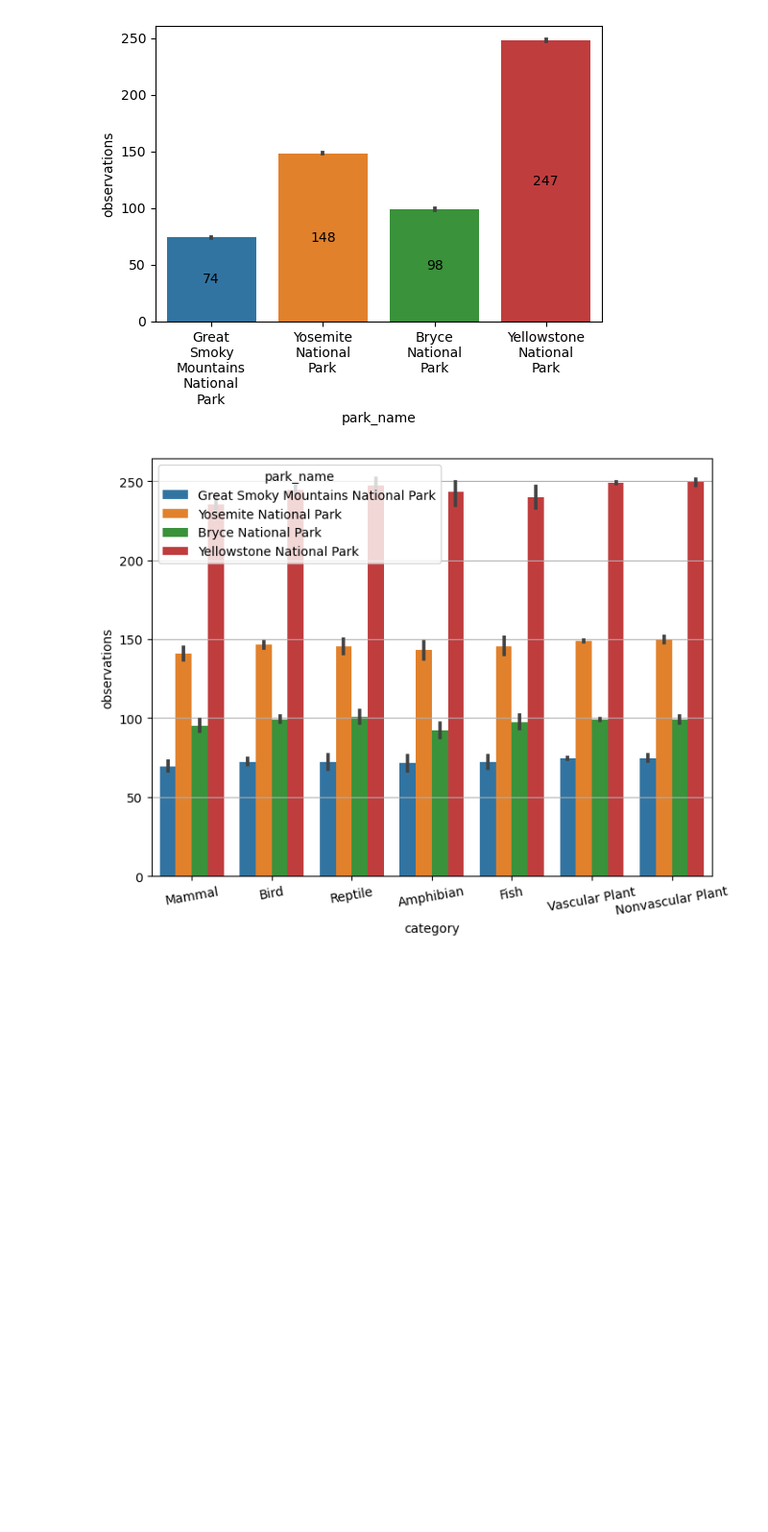
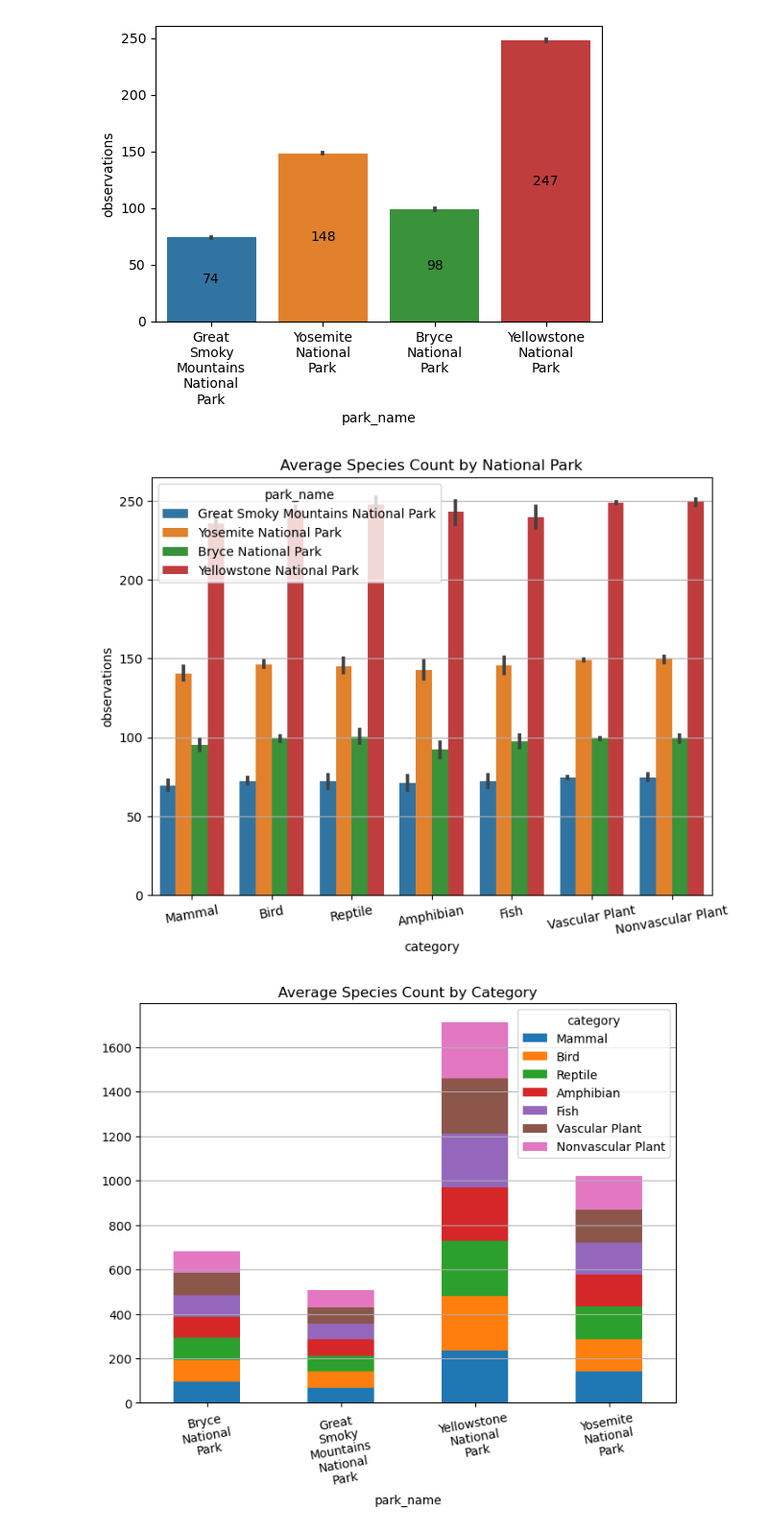
Before and after one commit to egecalay/Biodiversity-in-National-Parks, a Jupyter notebook: biodiversity.ipynb, the cells around one changed output. Shown at 96% size. Cells and saved outputs as stored; diff of their text form; code cells hidden in the pictures; blank space fills up the shorter version.

Commit message:
added all relevant plots and titles

```diff
--- a/biodiversity.ipynb
+++ b/biodiversity.ipynb
@@ -84,6 +88,6 @@ Name: conservation_status, dtype: int64
 # It appears that the missing rows are structurally missing data.
 # The reason why the data is missing in the conservation status column is presumably,
 # because the species in question is not under any conservation
-species.conservation_status.fillna('N/A',inplace=True)
+species.conservation_status.fillna('Not Applicable',inplace=True)
 print(species.conservation_status.value_counts(dropna=False))
 # %% [output]
@@ -170,7 +174,7 @@ print(species.category.unique())
 # Not Evaluated, Data Deficient, Least Concern, Near Threatened, Vulnerable, Endangered, Critically Endangered, Extinct in the Wild and Extinct.
 # Dataset shall have the following order: Species of Concern <Threatened < Endangered < In Recovery
 #CategoricalDtype() # Another way to convert type to categorical, but prefer using pandas method Categorical in this project to prevent unnecessary library import
-species['conservation_status'] = pd.Categorical(values= species.conservation_status, categories=['N/A','Species of Concern', 'Threatened', 'Endangered','In Recovery'], ordered = True)
+species['conservation_status'] = pd.Categorical(values= species.conservation_status, categories=['Not Applicable','Species of Concern', 'Threatened', 'Endangered','In Recovery'], ordered = True)
 species['category'] =pd.Categorical(values= species.category,categories=['Mammal', 'Bird', 'Reptile', 'Amphibian', 'Fish' ,'Vascular Plant','Nonvascular Plant'])
 
 print('\n'); print(species.dtypes)
@@ -299,6 +307,9 @@ df_group_3_sum
 | Yosemite National Park | 30535 | 76207 | 11483 | 11444 | 18792 | 664965 | 49783 |
 # %%
 # 4b. Average endangered species count per national park and category
+
+print('\nMean Observation of Species by National Park and Category\n')
 df_group_3_mean= df.pivot_table(index=['park_name'],columns='category',values='observations',aggfunc=['mean']).round().astype(int)
+df_group_3_mean = df_group_3_mean.droplevel(0,axis=1)
 df_group_3_mean
 # %% [output]
@@ -365,11 +370,31 @@ plt.show()
 [figure]
 # %%
 #Number of species per category and national park
+
 fig, ax = plt.subplots(figsize=(8, 6))
 sns.barplot(x='category', y='observations',hue='park_name',data=df)
 ax.tick_params(axis='x', labelrotation =10)
 ax.grid(axis='y')
-#to do convert this chart to stacked bar plot
+plt.title('Average Species Count by National Park')
 plt.show()
+plt.clf()
+%matplotlib inline
+
+
+#stacked bar plot view
+
+ax= df_group_3_mean.plot(kind='bar',stacked=True,figsize=(8,6))
+
+xlabels_new=[]
+for label in ax.xaxis.get_ticklabels():
+    xlabels_new.append(label.get_text().replace(' ','\n'))
+ax.set_xticklabels(xlabels_new)
+ax.tick_params(axis='x', labelrotation =10)
+ax.grid(axis='y')
+plt.title('Average Species Count by Category')
+plt.show()
+plt.clf()
+%matplotlib inline
 # %% [output]
-[figure, old version]
+[figure, new version]
+[figure, added]
```
Also changed, not shown: parts of 15 cells of this notebook.
